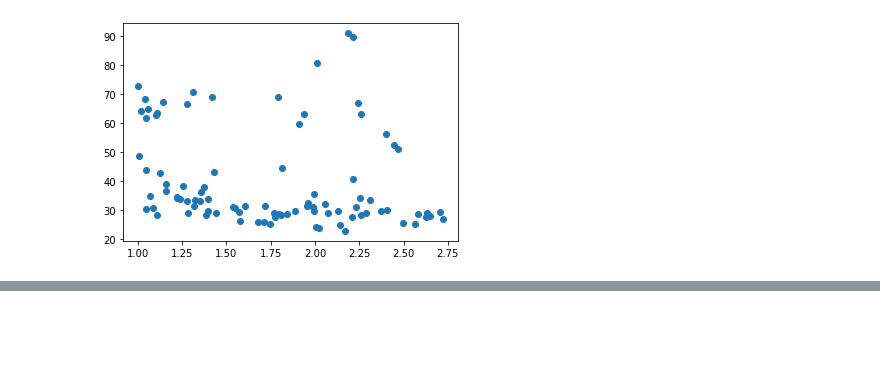
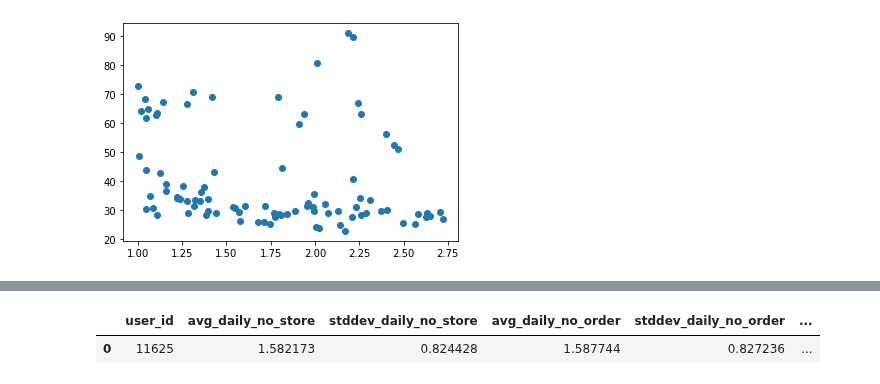
Before and after one commit to MAST30034-Applied-Data-Science/generic-buy-now-pay-later-project-group-19, a Jupyter notebook: notebooks/fraud.ipynb, the cells around one changed output, grey strips where cells are left out. Saved outputs shown, nothing was run; the diff lists cells and outputs as text; code cells hidden in the pictures; blank space fills up the shorter version.

```diff
--- a/notebooks/fraud.ipynb
+++ b/notebooks/fraud.ipynb
@@ -522,0 +538,21 @@ it appears to be the dollar amount is the most significant feature in terms of d
+# %%
+# get historical avg for consumer
+# consumer profile: avg_spending_per_order, no_store, no_order
+
+consumer_daily_agg_sdf = label_consumer_historical_transaction_sdf.groupBy(["user_id","order_datetime"]).agg(
+    F.countDistinct(F.col('merchant_abn')).alias('no_store'),
+    F.countDistinct(F.col('order_id')).alias('no_order'),
+    F.avg(F.col("dollar_value")).alias("avg_spending_per_order"),
+)
+
+consumer_agg_sdf = consumer_daily_agg_sdf.groupby('user_id').agg(
+    F.avg(F.col("no_store")).alias("avg_daily_no_store"),
+    F.stddev(F.col("no_store")).alias("stddev_daily_no_store"),
+    F.avg(F.col("no_order")).alias("avg_daily_no_order"),
+    F.stddev(F.col("no_order")).alias("stddev_daily_no_order"),
+    F.avg(F.col("avg_spending_per_order")).alias("all_time_avg_spending_per_order"),
+    F.stddev(F.col("avg_spending_per_order")).alias("all_time_stddev_spending_per_order"),
+)
+
+
+consumer_agg_df = consumer_agg_sdf.toPandas()
@@ -522,0 +577,5 @@ it appears to be the dollar amount is the most significant feature in terms of d
+# %%
+consumer_agg_df.head(1)
+# %% [output]
+|  | user_id | avg_daily_no_store | stddev_daily_no_store | avg_daily_no_order | stddev_daily_no_order | ... |
+| 0 | 11625 | 1.582173 | 0.824428 | 1.587744 | 0.827236 | ... |
```
Also changed, not shown: parts of 31 cells of this notebook.
